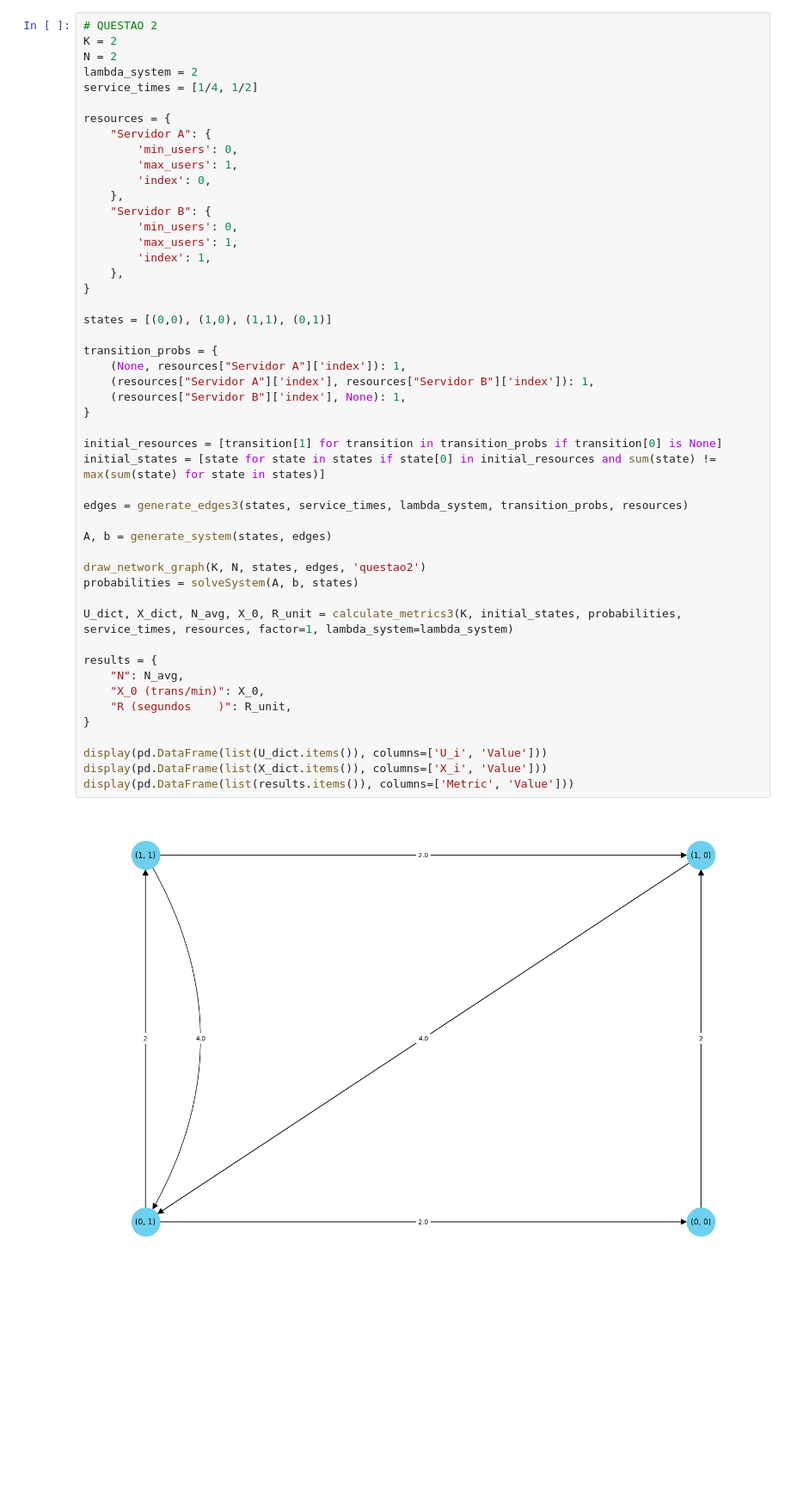
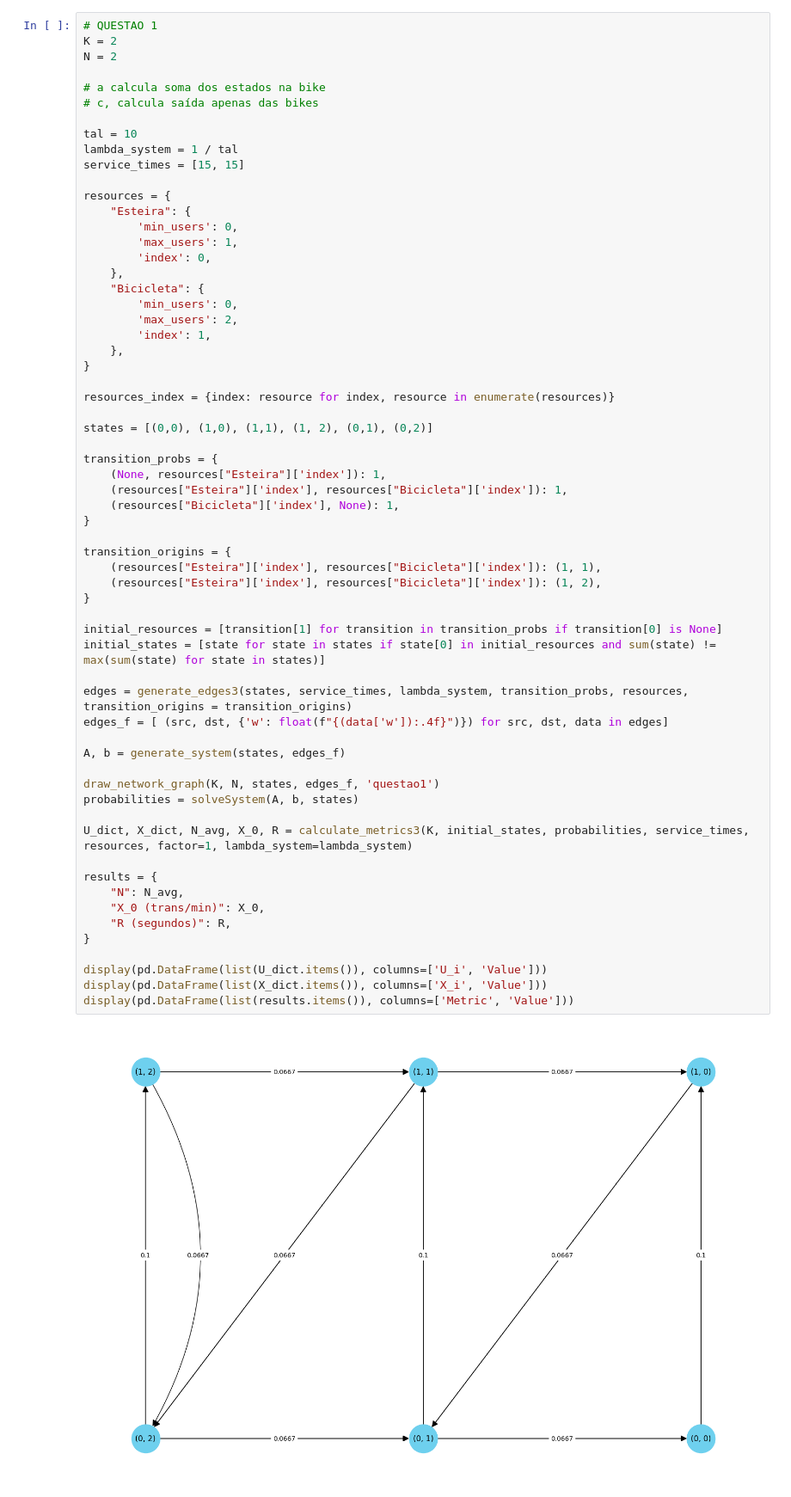
Before and after one commit to joaomarcostg/ADS, a Jupyter notebook: p2.ipynb, the cells around one changed output. Shown: that part at 86% size. Drawn from its saved outputs; the diff is of its cells as text; blank space fills up the shorter version.

```diff
--- a/p2.ipynb
+++ b/p2.ipynb
@@ -1394,52 +1163,65 @@ display(pd.DataFrame([results]))
 # %%
-# QUESTAO 2
+# QUESTAO 1
 K = 2
 N = 2
-lambda_system = 2
-service_times = [1/4, 1/2]
+
+# a calcula soma dos estados na bike
+# c, calcula saída apenas das bikes
+
+tal = 10
+lambda_system = 1 / tal
+service_times = [15, 15]
 
 resources = {
-    "Servidor A": {
+    "Esteira": {
         'min_users': 0,
         'max_users': 1,
         'index': 0,
     },
-    "Servidor B": {
+    "Bicicleta": {
         'min_users': 0,
-        'max_users': 1,
+        'max_users': 2,
         'index': 1,
     },
 }
 
-states = [(0,0), (1,0), (1,1), (0,1)]
+resources_index = {index: resource for index, resource in enumerate(resources)}
+
+states = [(0,0), (1,0), (1,1), (1, 2), (0,1), (0,2)]
 
 transition_probs = {
-    (None, resources["Servidor A"]['index']): 1,
-    (resources["Servidor A"]['index'], resources["Servidor B"]['index']): 1,
-    (resources["Servidor B"]['index'], None): 1,
+    (None, resources["Esteira"]['index']): 1,
+    (resources["Esteira"]['index'], resources["Bicicleta"]['index']): 1,
+    (resources["Bicicleta"]['index'], None): 1,
+}
+
+transition_origins = {
+    (resources["Esteira"]['index'], resources["Bicicleta"]['index']): (1, 1),
+    (resources["Esteira"]['index'], resources["Bicicleta"]['index']): (1, 2),
 }
 
 initial_resources = [transition[1] for transition in transition_probs if transition[0] is None]
 initial_states = [state for state in states if state[0] in initial_resources and sum(state) != max(sum(state) for state in states)]
 
-edges = generate_edges3(states, service_times, lambda_system, transition_probs, resources)
+edges = generate_edges3(states, service_times, lambda_system, transition_probs, resources, transition_origins = transition_origins)
+edges_f = [ (src, dst, {'w': float(f"{(data['w']):.4f}")}) for src, dst, data in edges]
 
-A, b = generate_system(states, edges)
+A, b = generate_system(states, edges_f)
 
-draw_network_graph(K, N, states, edges, 'questao2')
+draw_network_graph(K, N, states, edges_f, 'questao1')
 probabilities = solveSystem(A, b, states)
 
-U_dict, X_dict, N_avg, X_0, R_unit = calculate_metrics3(K, initial_states, probabilities, service_times, resources, factor=1, lambda_system=lambda_system)
+U_dict, X_dict, N_avg, X_0, R = calculate_metrics3(K, initial_states, probabilities, service_times, resources, factor=1, lambda_system=lambda_system)
 
 results = {
     "N": N_avg,
     "X_0 (trans/min)": X_0,
-    "R (segundos    )": R_unit,
+    "R (segundos)": R,
 }
 
 display(pd.DataFrame(list(U_dict.items()), columns=['U_i', 'Value']))
 display(pd.DataFrame(list(X_dict.items()), columns=['X_i', 'Value']))
 display(pd.DataFrame(list(results.items()), columns=['Metric', 'Value']))
 # %% [output]
-[figure, old version]
+[figure, new version]
 |  | Estado | Probabilidade |
```
Also changed, not shown: parts of 20 cells of this notebook, 1 other file.
